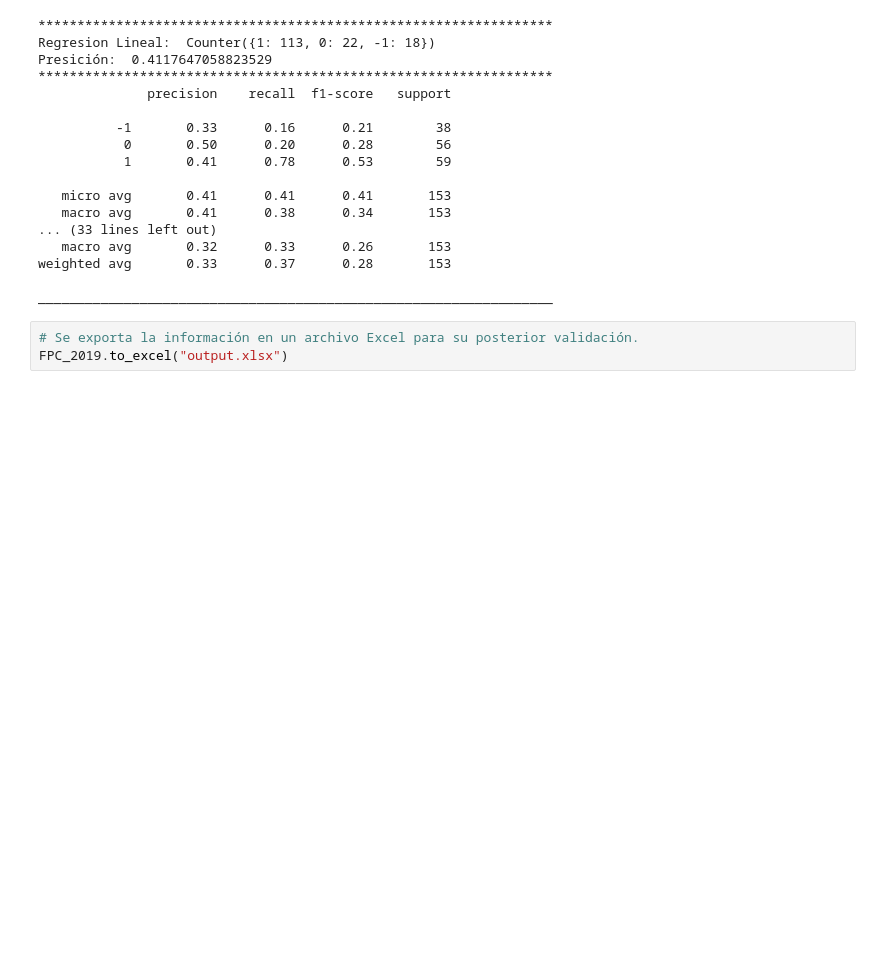
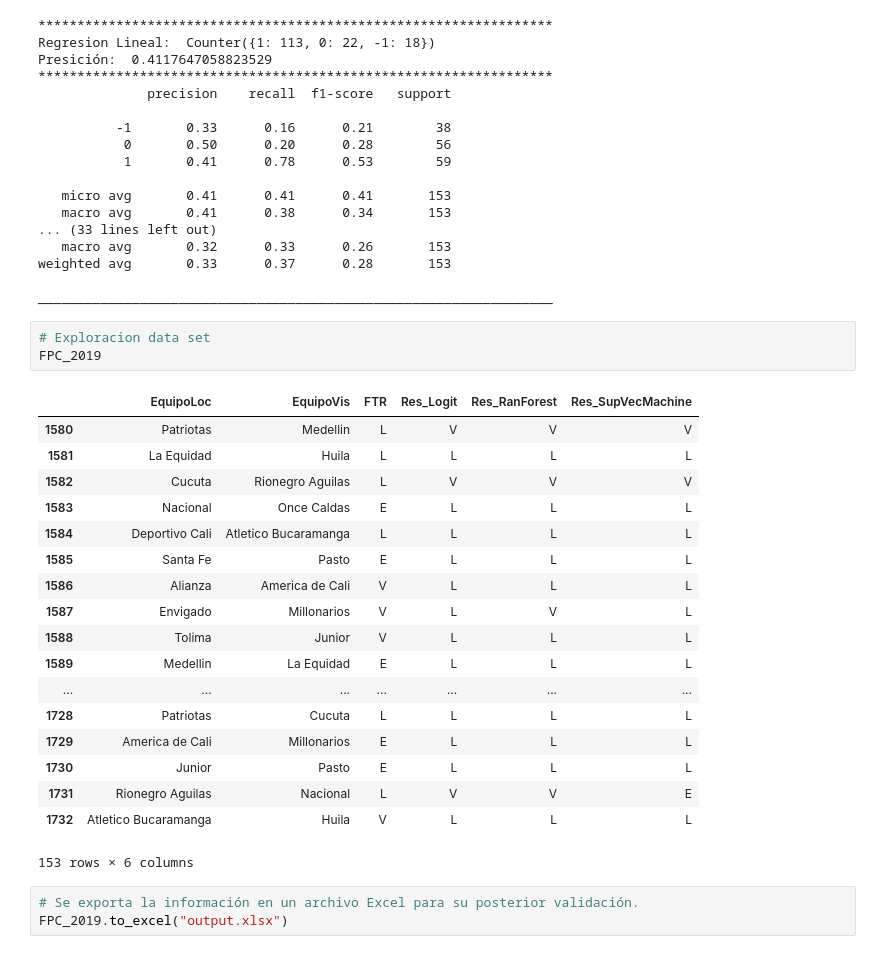
Before and after one commit to efarias04/footballPrediction, a Jupyter notebook: PrediccionFPC.ipynb, the cells around one changed output. Drawn from its saved outputs; the diff is of its cells as text; blank space fills up the shorter version.

```diff
--- a/PrediccionFPC.ipynb
+++ b/PrediccionFPC.ipynb
@@ -1046,6 +1046,28 @@ Presición:  0.4117647058823529
 weighted avg       0.33      0.37      0.28       153
 
 __________________________________________________________________
+# %%
+# Exploracion data set
+FPC_2019
+# %% [output]
+|  | EquipoLoc | EquipoVis | FTR | Res_Logit | Res_RanForest | Res_SupVecMachine |
+| 1580 | Patriotas | Medellin | L | V | V | V |
+| 1581 | La Equidad | Huila | L | L | L | L |
+| 1582 | Cucuta | Rionegro Aguilas | L | V | V | V |
+| 1583 | Nacional | Once Caldas | E | L | L | L |
+| 1584 | Deportivo Cali | Atletico Bucaramanga | L | L | L | L |
+| 1585 | Santa Fe | Pasto | E | L | L | L |
+| 1586 | Alianza | America de Cali | V | L | L | L |
+| 1587 | Envigado | Millonarios | V | L | V | L |
+| 1588 | Tolima | Junior | V | L | L | L |
+| 1589 | Medellin | La Equidad | E | L | L | L |
+| ... | ... | ... | ... | ... | ... | ... |
+| 1728 | Patriotas | Cucuta | L | L | L | L |
+| 1729 | America de Cali | Millonarios | E | L | L | L |
+| 1730 | Junior | Pasto | E | L | L | L |
+| 1731 | Rionegro Aguilas | Nacional | L | V | V | E |
+| 1732 | Atletico Bucaramanga | Huila | V | L | L | L |
+153 rows × 6 columns
 # %%
 # Se exporta la información en un archivo Excel para su posterior validación.
 FPC_2019.to_excel("output.xlsx")
```
Also changed, not shown: 1 other file.
